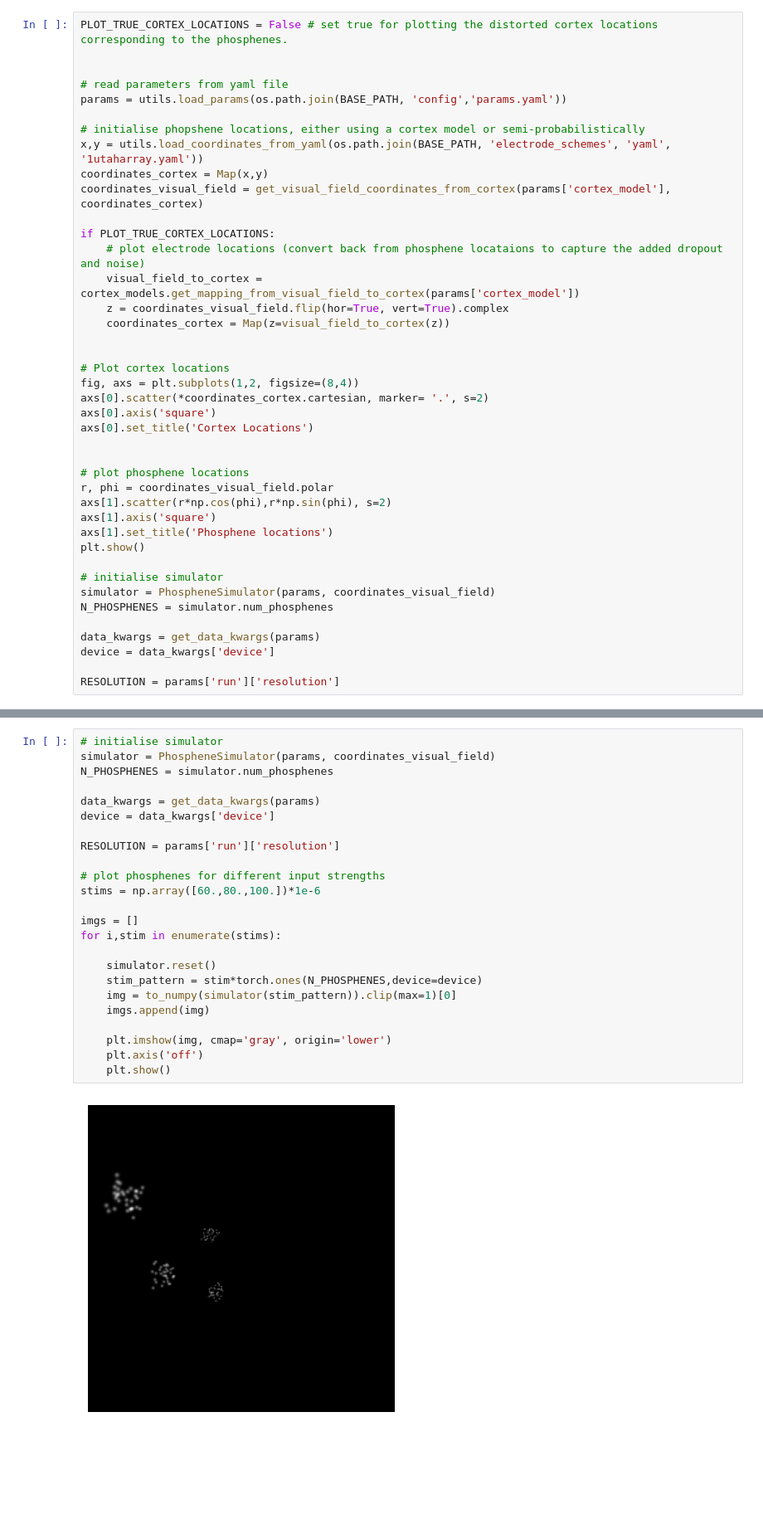
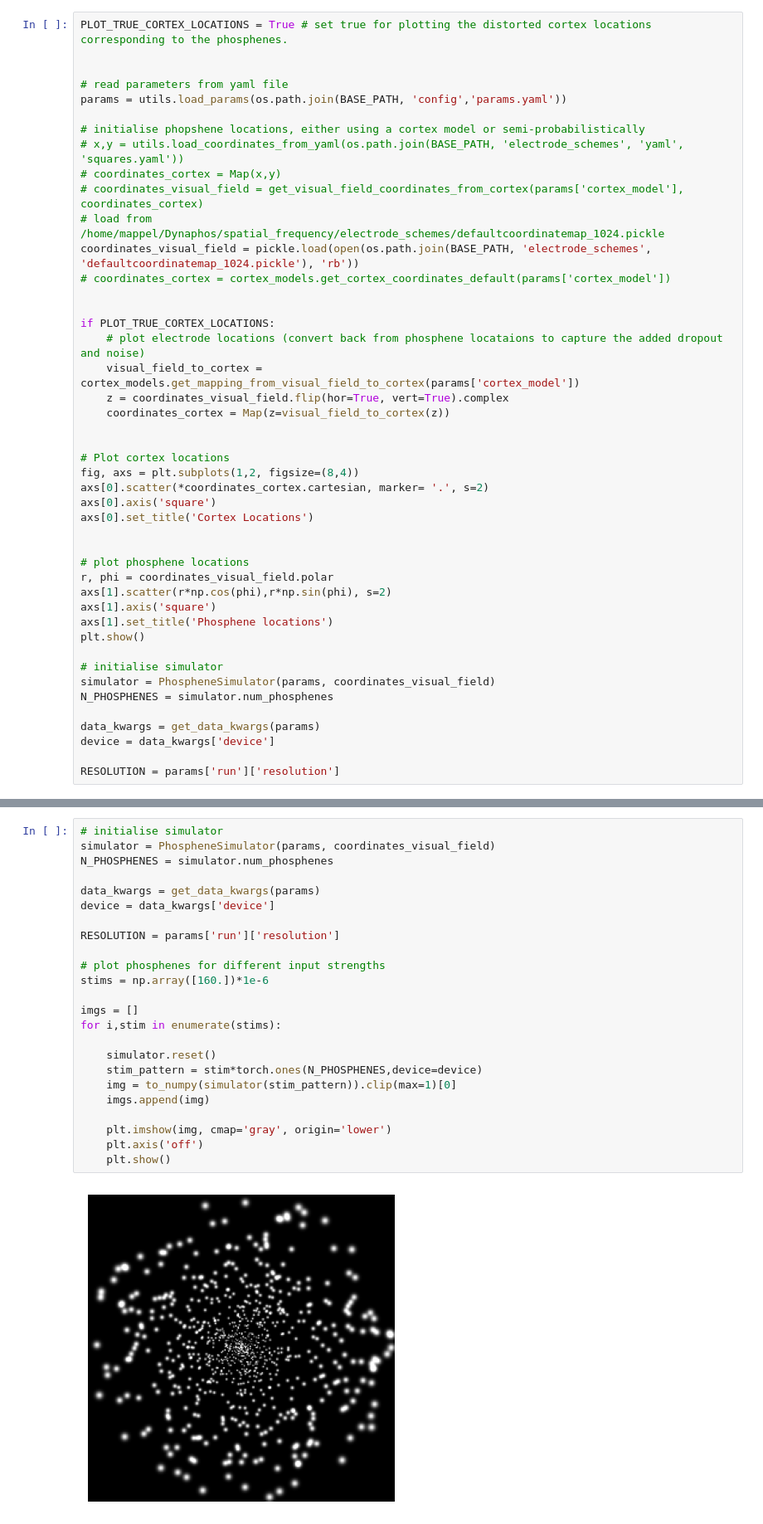
Before and after one commit to MichelleAppel/SCAPE, a Jupyter notebook: notebooks/demo_cortex_models.ipynb, the cells around one changed output, grey strips where cells are left out. Shown at 83% size. Cells and saved outputs as stored; diff of their text form; blank space fills up the shorter version.

Commit message:
included figures

```diff
--- a/notebooks/demo_cortex_models.ipynb
+++ b/notebooks/demo_cortex_models.ipynb
@@ -27,14 +61,18 @@ from matplotlib_scalebar.scalebar import ScaleBar
 # %%
-PLOT_TRUE_CORTEX_LOCATIONS = False # set true for plotting the distorted cortex locations corresponding to the phosphenes.
+PLOT_TRUE_CORTEX_LOCATIONS = True # set true for plotting the distorted cortex locations corresponding to the phosphenes.
 
 
 # read parameters from yaml file
 params = utils.load_params(os.path.join(BASE_PATH, 'config','params.yaml'))
 
 # initialise phopshene locations, either using a cortex model or semi-probabilistically
-x,y = utils.load_coordinates_from_yaml(os.path.join(BASE_PATH, 'electrode_schemes', 'yaml', '1utaharray.yaml'))
-coordinates_cortex = Map(x,y)
-coordinates_visual_field = get_visual_field_coordinates_from_cortex(params['cortex_model'], coordinates_cortex)
+# x,y = utils.load_coordinates_from_yaml(os.path.join(BASE_PATH, 'electrode_schemes', 'yaml', 'squares.yaml'))
+# coordinates_cortex = Map(x,y)
+# coordinates_visual_field = get_visual_field_coordinates_from_cortex(params['cortex_model'], coordinates_cortex)
+# load from /home/mappel/Dynaphos/spatial_frequency/electrode_schemes/defaultcoordinatemap_1024.pickle
+coordinates_visual_field = pickle.load(open(os.path.join(BASE_PATH, 'electrode_schemes', 'defaultcoordinatemap_1024.pickle'), 'rb'))
+# coordinates_cortex = cortex_models.get_cortex_coordinates_default(params['cortex_model'])
+
 
 if PLOT_TRUE_CORTEX_LOCATIONS:
     # plot electrode locations (convert back from phosphene locataions to capture the added dropout and noise)
@@ -79,26 +115,26 @@ Saved coordinates_visual_field to ../electrode_schemes/1utaharray.pickle
 # %%
 # initialise simulator
 simulator = PhospheneSimulator(params, coordinates_visual_field)
 N_PHOSPHENES = simulator.num_phosphenes
 
 data_kwargs = get_data_kwargs(params)
 device = data_kwargs['device']
 
 RESOLUTION = params['run']['resolution']
 
 # plot phosphenes for different input strengths
-stims = np.array([60.,80.,100.])*1e-6
+stims = np.array([160.])*1e-6
 
 imgs = []
 for i,stim in enumerate(stims):
 
     simulator.reset()
     stim_pattern = stim*torch.ones(N_PHOSPHENES,device=device)
     img = to_numpy(simulator(stim_pattern)).clip(max=1)[0]
     imgs.append(img)
 
     plt.imshow(img, cmap='gray', origin='lower')
     plt.axis('off')
     plt.show()
 # %% [output]
-[figure, old version]
+[figure, new version]
```
Also changed, not shown: parts of 7 cells of this notebook, 12 other files.
